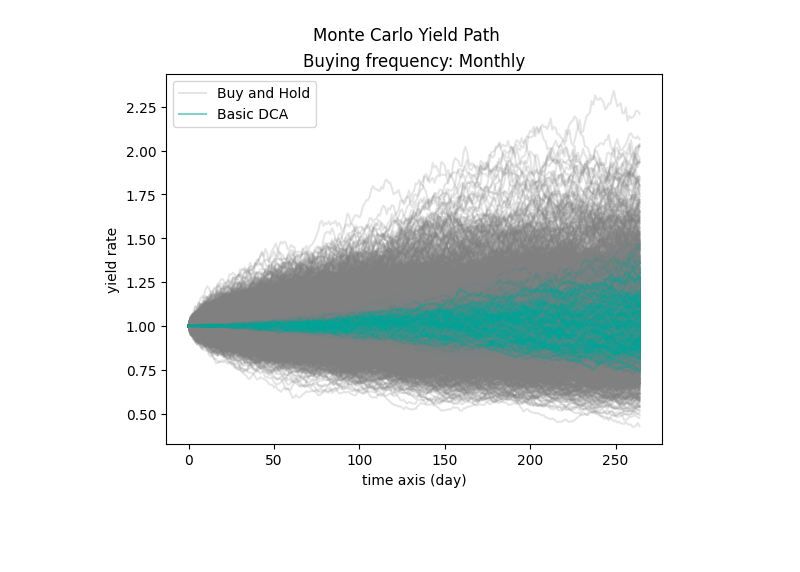
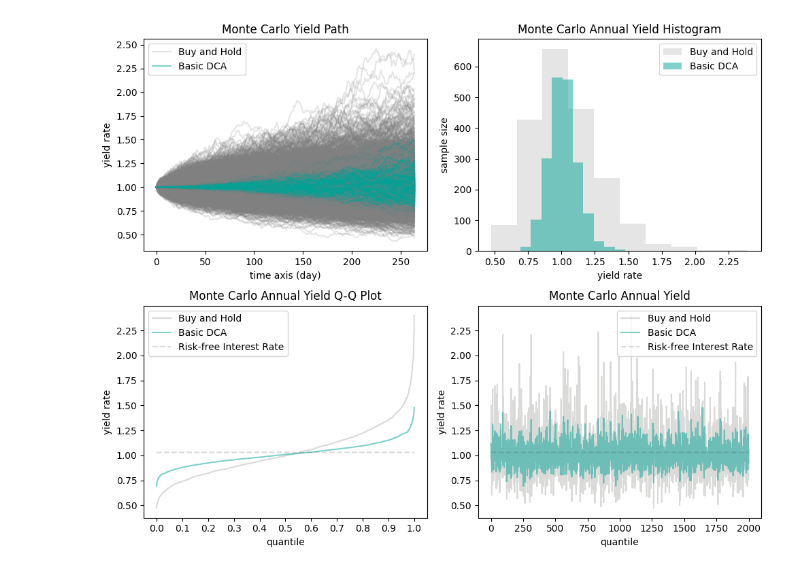
Before and after one commit to Sy-Sang/finance_utils, a Jupyter notebook: finance_utils/asset/spot/nb/nb5.ipynb, the cells around one changed output. Drawn from its saved outputs; the diff is of its cells as text; code cells hidden in the pictures; blank space fills up the shorter version.

```diff
--- a/finance_utils/asset/spot/nb/nb5.ipynb
+++ b/finance_utils/asset/spot/nb/nb5.ipynb
@@ -148,21 +148,58 @@ for _ in tqdm.trange(epoch):
 spot_array = numpy.array(spot_list)
 std_array = numpy.array(std_list)
 # %%
+pyplot.figure(figsize=(10, 8))
+pyplot.subplot(2,2,1)
 for i in range(epoch):
     if i == 0:
         kwargs1 = {"label":"Buy and Hold"}
         kwargs2 = {"label":"Basic DCA"}
     else:
         kwargs1 = {}
         kwargs2 = {}
     pyplot.plot(spot_array[i], color="gray", alpha=0.2, **kwargs1)
     pyplot.plot(std_array[i], color="#00a497", alpha=0.5, **kwargs2)
 
-pyplot.suptitle("Monte Carlo Yield Path")
-pyplot.title("Buying frequency: Monthly")
+
+pyplot.title("Monte Carlo Yield Path")
+# pyplot.title("Buying frequency: Monthly")
 pyplot.xlabel("time axis (day)")
 pyplot.ylabel("yield rate")
 pyplot.legend()
+
+pyplot.subplot(2,2,2)
+pyplot.hist(spot_array[:,-1],color="gray", alpha=0.2, label="Buy and Hold")
+pyplot.hist(std_array[:,-1],  color="#00a497", alpha=0.5, label="Basic DCA")
+pyplot.title("Monte Carlo Annual Yield Histogram")
+# pyplot.title("Buying frequency: Monthly")
+pyplot.xlabel("yield rate")
+pyplot.ylabel("sample size")
+pyplot.legend()
+# pyplot.yticks(range(0,120,20), [f"{i * 20}" for i in range(0,120,20)])
+
+pyplot.subplot(2,2,3)
+pyplot.plot(numpy.sort(spot_array[:,-1]),color="#494a41", alpha=0.2, label="Buy and Hold")
+pyplot.plot(numpy.sort(std_array[:,-1]),  color="#00a497", alpha=0.5, label="Basic DCA")
+pyplot.plot([1.03] * epoch,  color="#494a41", alpha=0.2, label="Risk-free Interest Rate", linestyle="--")
+# pyplot.suptitle("Monte Carlo Annual Yield Histogram(Sorted)")
+pyplot.title("Monte Carlo Annual Yield Q-Q Plot")
+pyplot.xlabel("quantile")
+pyplot.ylabel("yield rate")
+pyplot.xticks(range(0, 2200, 200), [f"{i/2000}" for i in range(0,2200,200)])
+pyplot.legend()
+
+pyplot.subplot(2,2,4)
+# index = numpy.where(spot_array[:,-1]>=1.03)
+pyplot.plot(spot_array[:,-1],color="#494a41", alpha=0.2, label="Buy and Hold")
+pyplot.plot(std_array[:,-1],  color="#00a497", alpha=0.5, label="Basic DCA")
+pyplot.plot([1.03] * epoch,  color="#494a41", alpha=0.2, label="Risk-free Interest Rate", linestyle="--")
+pyplot.title("Monte Carlo Annual Yield")
+# pyplot.title("Buying frequency: Monthly")
+pyplot.xlabel("quantile")
+pyplot.ylabel("yield rate")
+pyplot.legend()
+
+pyplot.tight_layout()
 pyplot.show()
 # %% [output]
-[figure, old version]
+[figure, new version]
```
Also changed, not shown: parts of 7 cells of this notebook.
